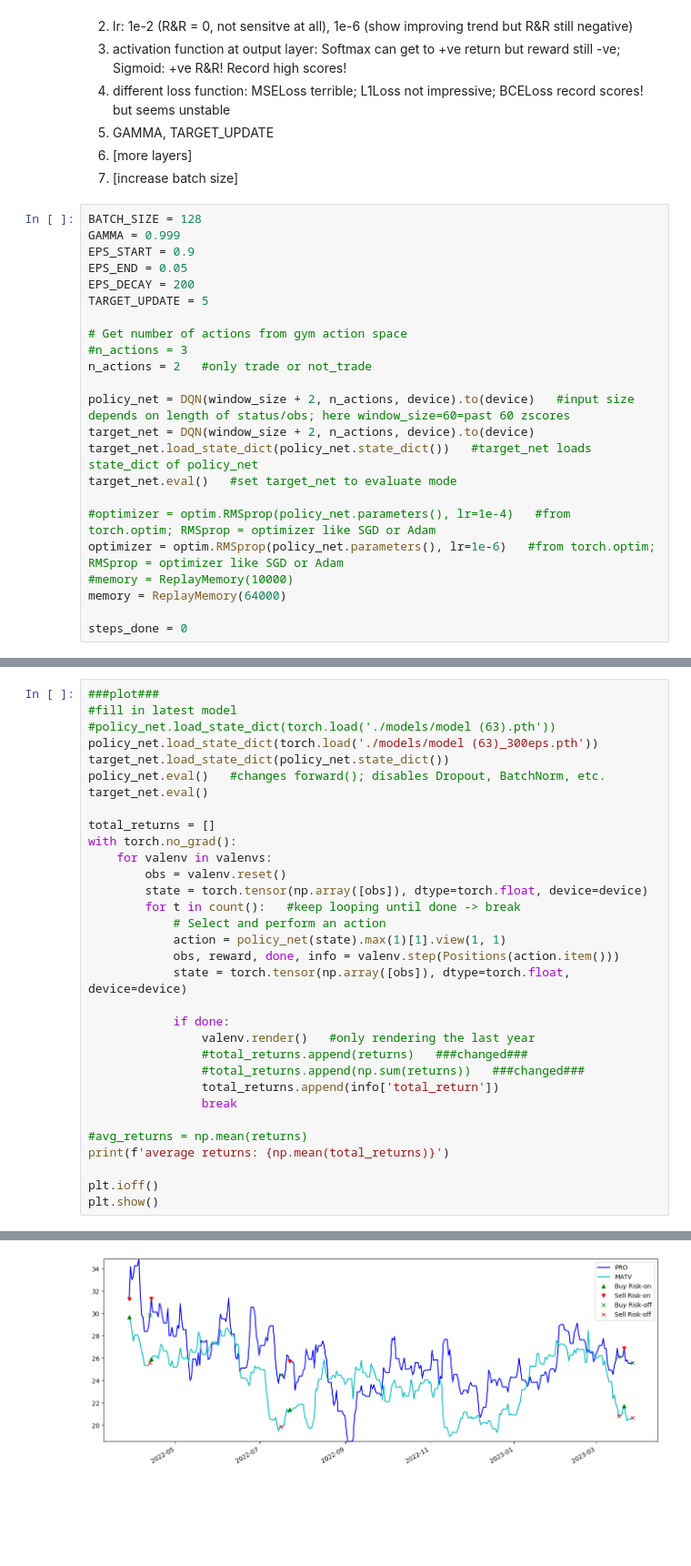
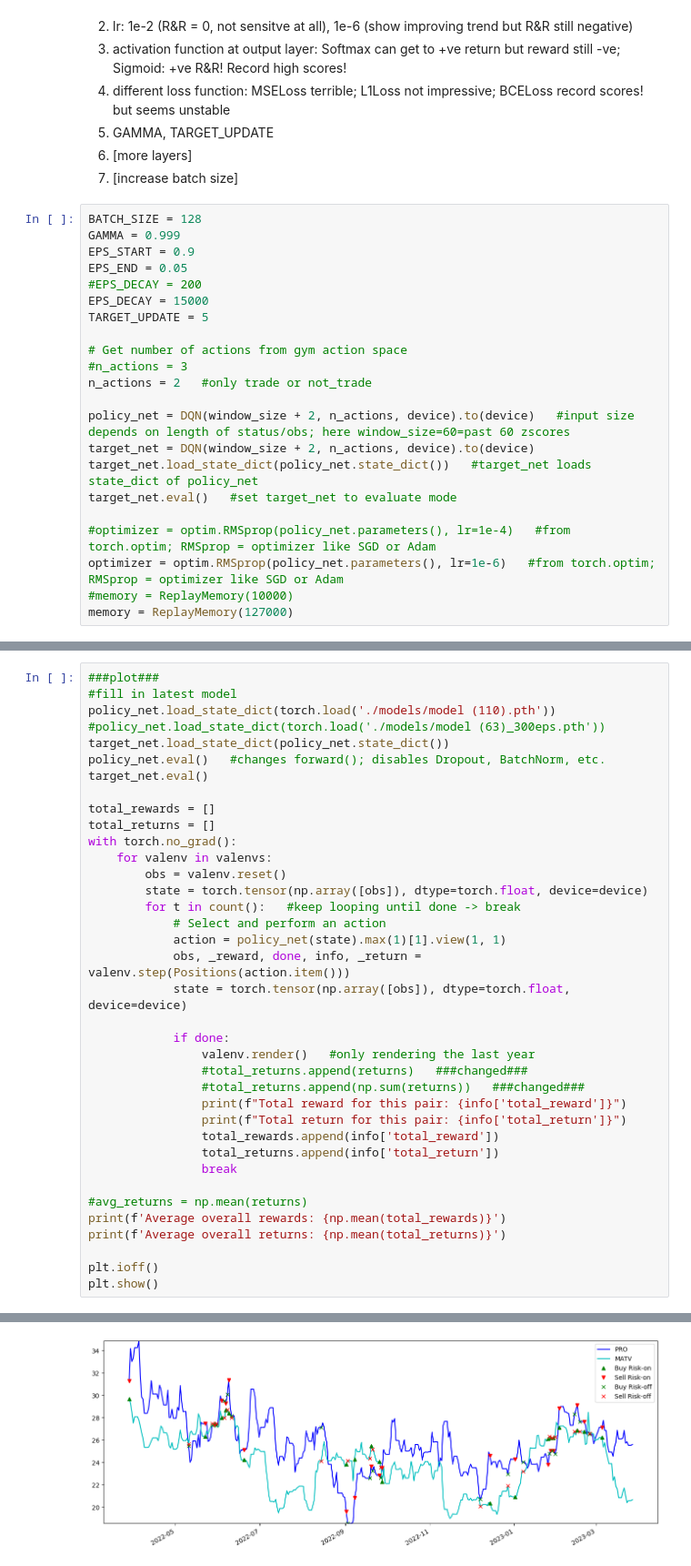
Before and after one commit to waikho/MADS_Capstone, a Jupyter notebook: RL/Pair_Trading_DQN.ipynb, the cells around one changed output, grey strips where cells are left out. Shown at 91% size. Cells and saved outputs as stored; diff of their text form; blank space fills up the shorter version.

```diff
--- a/RL/Pair_Trading_DQN.ipynb
+++ b/RL/Pair_Trading_DQN.ipynb
@@ -199,7 +210,8 @@ BATCH_SIZE = 128
 GAMMA = 0.999
 EPS_START = 0.9
 EPS_END = 0.05
-EPS_DECAY = 200
+#EPS_DECAY = 200
+EPS_DECAY = 15000
 TARGET_UPDATE = 5
 
 # Get number of actions from gym action space
@@ -214,8 +226,6 @@ target_net.eval()   #set target_net to evaluate mode
 #optimizer = optim.RMSprop(policy_net.parameters(), lr=1e-4)   #from torch.optim; RMSprop = optimizer like SGD or Adam
 optimizer = optim.RMSprop(policy_net.parameters(), lr=1e-6)   #from torch.optim; RMSprop = optimizer like SGD or Adam
 #memory = ReplayMemory(10000)
-memory = ReplayMemory(64000)
-
-steps_done = 0
+memory = ReplayMemory(127000)
 # %%
 ###training agent###
@@ -309,12 +366,13 @@ from stock_trading_environment import StockTradingEnvironment, Positions
 # %%
 ###plot###
 #fill in latest model
-#policy_net.load_state_dict(torch.load('./models/model (63).pth'))
-policy_net.load_state_dict(torch.load('./models/model (63)_300eps.pth'))
+policy_net.load_state_dict(torch.load('./models/model (110).pth'))
+#policy_net.load_state_dict(torch.load('./models/model (63)_300eps.pth'))
 target_net.load_state_dict(policy_net.state_dict())
 policy_net.eval()   #changes forward(); disables Dropout, BatchNorm, etc.
 target_net.eval()
 
+total_rewards = []
 total_returns = []
 with torch.no_grad():
     for valenv in valenvs:
@@ -323,18 +381,22 @@ with torch.no_grad():
         for t in count():   #keep looping until done -> break
             # Select and perform an action
             action = policy_net(state).max(1)[1].view(1, 1)
-            obs, reward, done, info = valenv.step(Positions(action.item()))
+            obs, _reward, done, info, _return = valenv.step(Positions(action.item()))
             state = torch.tensor(np.array([obs]), dtype=torch.float, device=device)
 
             if done:
                 valenv.render()   #only rendering the last year
                 #total_returns.append(returns)   ###changed###
                 #total_returns.append(np.sum(returns))   ###changed###
+                print(f"Total reward for this pair: {info['total_reward']}")
+                print(f"Total return for this pair: {info['total_return']}")
+                total_rewards.append(info['total_reward'])
                 total_returns.append(info['total_return'])
                 break
 
 #avg_returns = np.mean(returns)
-print(f'average returns: {np.mean(total_returns)}')
+print(f'Average overall rewards: {np.mean(total_rewards)}')
+print(f'Average overall returns: {np.mean(total_returns)}')
 
 plt.ioff()
 plt.show()
@@ -347 +419 @@ plt.show()
-[figure, old version]
+[figure, new version]
```
Also changed, not shown: parts of 10 cells of this notebook, 5 other files.
